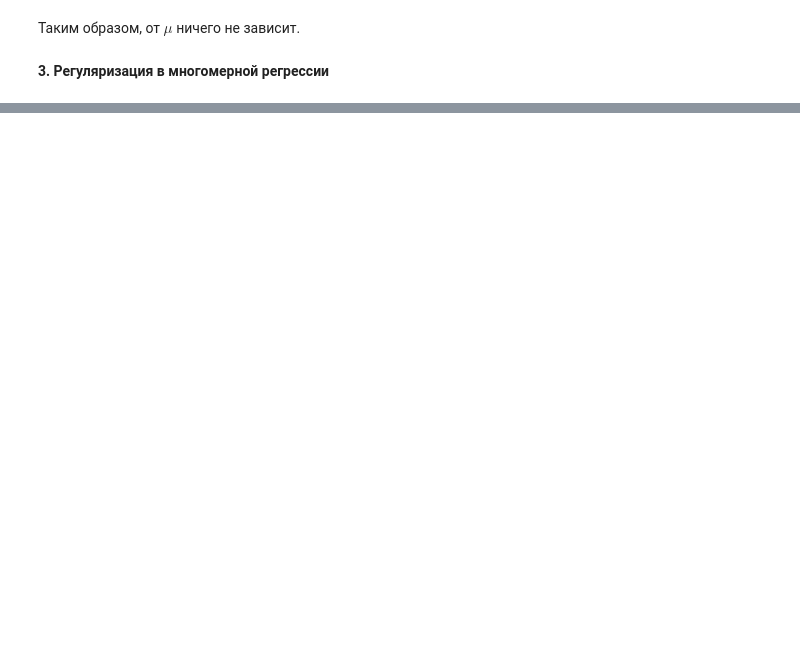
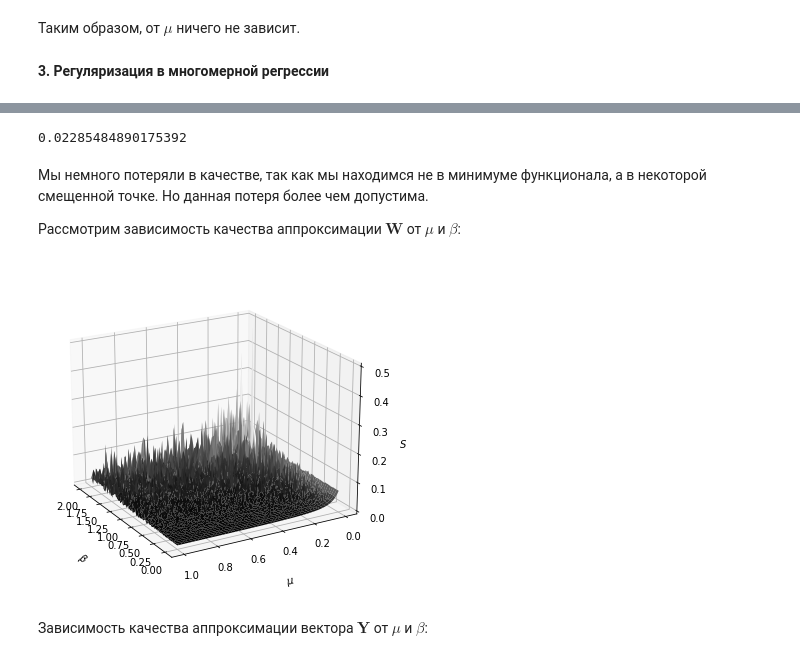
Before and after one commit to vederko-p/ml-first-steps, a Jupyter notebook: seminars/sem 6. Многомерная линейная регрессия. Метод главных компонент/sem6.ipynb, the cells around one changed output, grey strips where cells are left out. Saved outputs shown, nothing was run; the diff lists cells and outputs as text; code cells hidden in the pictures; blank space fills up the shorter version.

```diff
--- a/seminars/sem 6. Многомерная линейная регрессия. Метод главных компонент/sem6.ipynb
+++ b/seminars/sem 6. Многомерная линейная регрессия. Метод главных компонент/sem6.ipynb
@@ -271,0 +321,50 @@ plt.show()
+# %%
+tau = 10.
+W = (U.T@D@np.linalg.inv(D**2 + tau*np.eye(len(D)))@V.T)@y
+
+((W - W_true)**2).mean()
+# %% [output]
+0.02285484890175392
+# %% [markdown]
+Мы немного потеряли в качестве, так как мы находимся не в минимуме функционала, а в некоторой смещенной точке. Но данная потеря более чем допустима.
+
+Рассмотрим зависимость качества аппроксимации $\mathbf{W}$ от $\mu$ и $\beta$:
+# %%
+np.random.seed(0)
+mus = np.linspace(0., 1., 100)
+betas = np.linspace(0., 2., 100)
+tau = 10
+list_of_errors = dict()
+
+for beta in betas:
+    list_of_errors[str(beta)] = dict()
+    for mu in mus:
+        lambd_new = np.array(lambd)
+        lambd_new[1] = mu * lambd_new[0]
+        d_new = np.sqrt(lambd_new)
+        D_new = np.eye(len(d_new))*d_new
+        X_new = V@D_new@U
+
+        y = X_new@W_true + beta*np.random.randn(l, K)
+
+        W = (U.T@D_new@np.linalg.inv(D_new**2 + tau*np.eye(len(D_new)))@V.T)@y
+
+        list_of_errors[str(beta)][str(mu)] = ((W - W_true)**2).mean()
+# %%
+BETAS, MUS = np.meshgrid(betas, mus)
+scores = np.zeros_like(BETAS)
+for i in range(len(BETAS)):
+    for j in range(len(BETAS[i])):
+        scores[i][j] = list_of_errors[str(BETAS[i][j])][str(MUS[i][j])]
+
+fig = plt.figure(figsize=(14.0, 6.0))
+ax = plt.axes(projection='3d')
+ax.plot_surface(BETAS, MUS, scores, cmap='gist_gray', alpha=0.99)
+ax.set_xlabel(r'$\beta$', labelpad=14), ax.set_ylabel(r'$\mu$', labelpad=14)
+ax.set_zlabel(r'$S$'), ax.set_zlim((0, 0.5)), ax.view_init(20, 150)
+
+plt.show()
+# %% [output]
+[figure, added]
+# %% [markdown]
+Зависимость качества аппроксимации вектора $\mathbf{Y}$ от $\mu$ и $\beta$:
```
Also changed, not shown: parts of 47 cells of this notebook.
